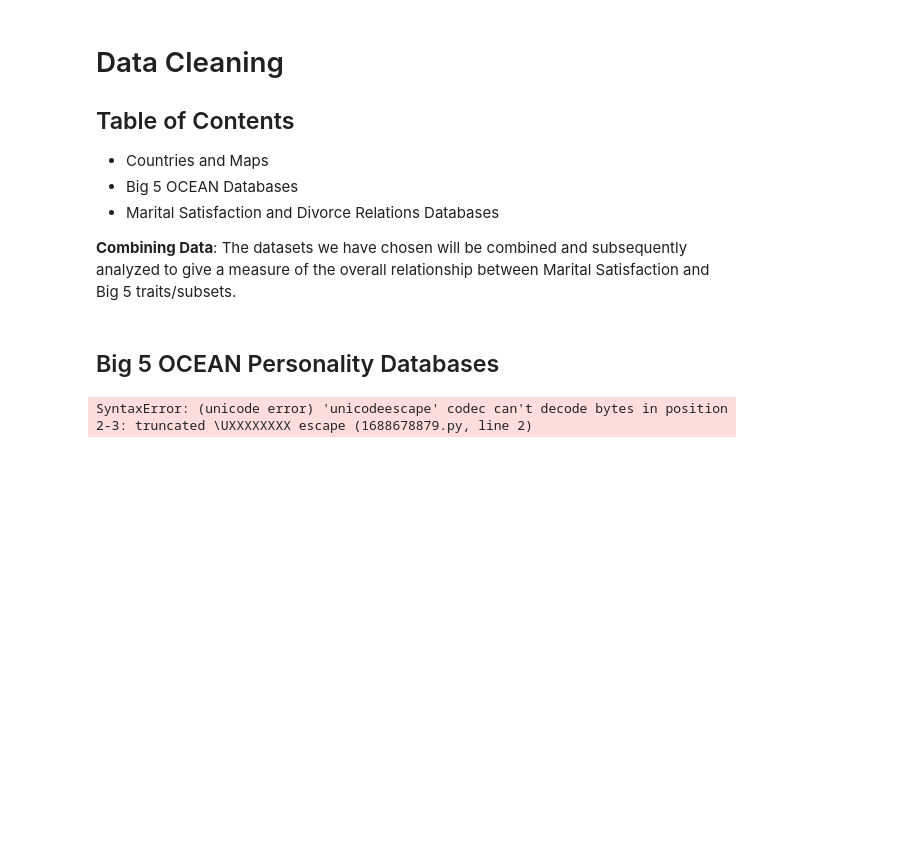
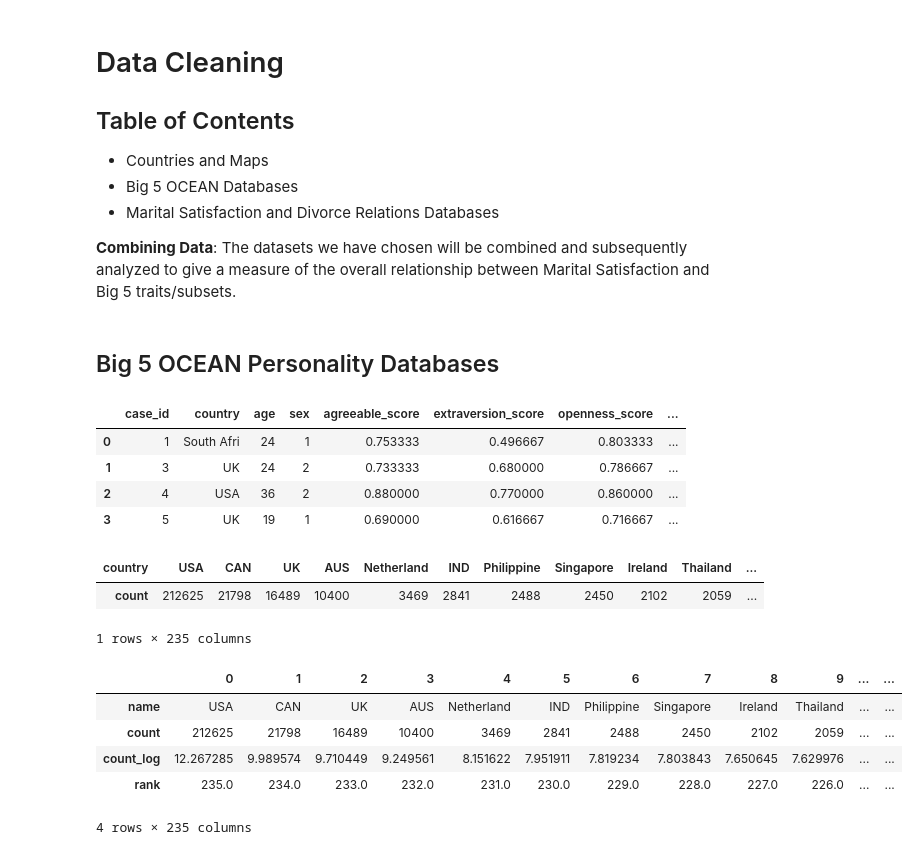
Before and after one commit to BellaIngenue/DivorceRates-and-Big5, a Jupyter notebook: Divorce-Big5.ipynb, the cells around one changed output. Cells and saved outputs as stored; diff of their text form; code cells hidden in the pictures; blank space fills up the shorter version.

```diff
--- a/Divorce-Big5.ipynb
+++ b/Divorce-Big5.ipynb
@@ -100,8 +100,43 @@ warnings.filterwarnings('ignore')
 # %% [markdown]
 ## Big 5 OCEAN Personality Databases
 # %%
+# Let's open up the csv files, this dataset was already cleaned and had removed any invalid scores
 big_5_data = ['OneDrive/Documents/GitHub/DivorceRates-and-Big5/datasets/BIG5-Typology/big_five_scores.csv']
-df = pd.read_csv('C:\Users\siena\OneDrive\Documents\GitHub\DivorceRates-and-Big5\datasets\BIG5-Typology\big_five_scores.csv')
+df = pd.read_csv('./datasets/BIG5-Typology/big_five_scores.csv')
 df.head(4)
 # %% [output]
-SyntaxError: (unicode error) 'unicodeescape' codec can't decode bytes in position 2-3: truncated \UXXXXXXXX escape (1688678879.py, line 2)
+|  | case_id | country | age | sex | agreeable_score | extraversion_score | openness_score | ... |
+| 0 | 1 | South Afri | 24 | 1 | 0.753333 | 0.496667 | 0.803333 | ... |
+| 1 | 3 | UK | 24 | 2 | 0.733333 | 0.680000 | 0.786667 | ... |
+| 2 | 4 | USA | 36 | 2 | 0.880000 | 0.770000 | 0.860000 | ... |
+| 3 | 5 | UK | 19 | 1 | 0.690000 | 0.616667 | 0.716667 | ... |
+# %%
+# Next, count the amount of cases for each country
+# country_dict = {i.alpha_2: i.alpha_3 for i in pycountry.countries}
+countries = (
+    pd.DataFrame(df.country.value_counts())
+    .T
+    .rename(columns=country_dict, index={'country':'count'})
+    .rename(columns={'Canada':'CAN', 'Australia':'AUS', 'India':'IND'})
+)
+
+# Change some countries to their alpha_3 instead of code
+
+countries
+# %% [output]
+| country | USA | CAN | UK | AUS | Netherland | IND | Philippine | Singapore | Ireland | Thailand | ... |
+| count | 212625 | 21798 | 16489 | 10400 | 3469 | 2841 | 2488 | 2450 | 2102 | 2059 | ... |
+1 rows × 235 columns
+# %%
+# Let's log the ranks and Country counts in order
+countries_rank = countries.T.rename_axis('name').reset_index()
+countries_rank['count_log'] = np.log(countries_rank['count'])
+countries_rank['rank'] = countries_rank['count'].rank()
+countries_rank.T
+# %% [output]
+|  | 0 | 1 | 2 | 3 | 4 | 5 | 6 | 7 | 8 | 9 | ... | ... |
+| name | USA | CAN | UK | AUS | Netherland | IND | Philippine | Singapore | Ireland | Thailand | ... | ... |
+| count | 212625 | 21798 | 16489 | 10400 | 3469 | 2841 | 2488 | 2450 | 2102 | 2059 | ... | ... |
+| count_log | 12.267285 | 9.989574 | 9.710449 | 9.249561 | 8.151622 | 7.951911 | 7.819234 | 7.803843 | 7.650645 | 7.629976 | ... | ... |
+| rank | 235.0 | 234.0 | 233.0 | 232.0 | 231.0 | 230.0 | 229.0 | 228.0 | 227.0 | 226.0 | ... | ... |
+4 rows × 235 columns
```
Also changed, not shown: parts of 1 cell of this notebook, 8 other files.
